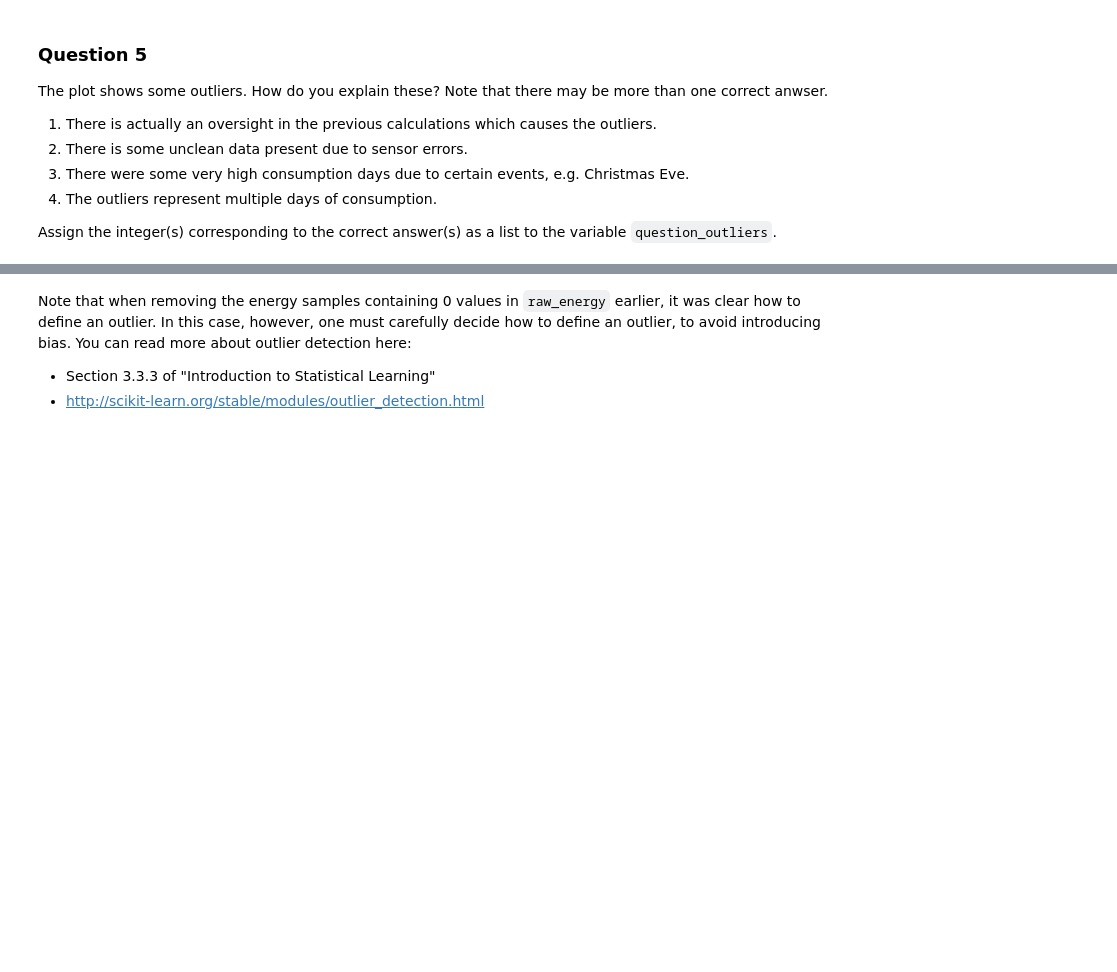
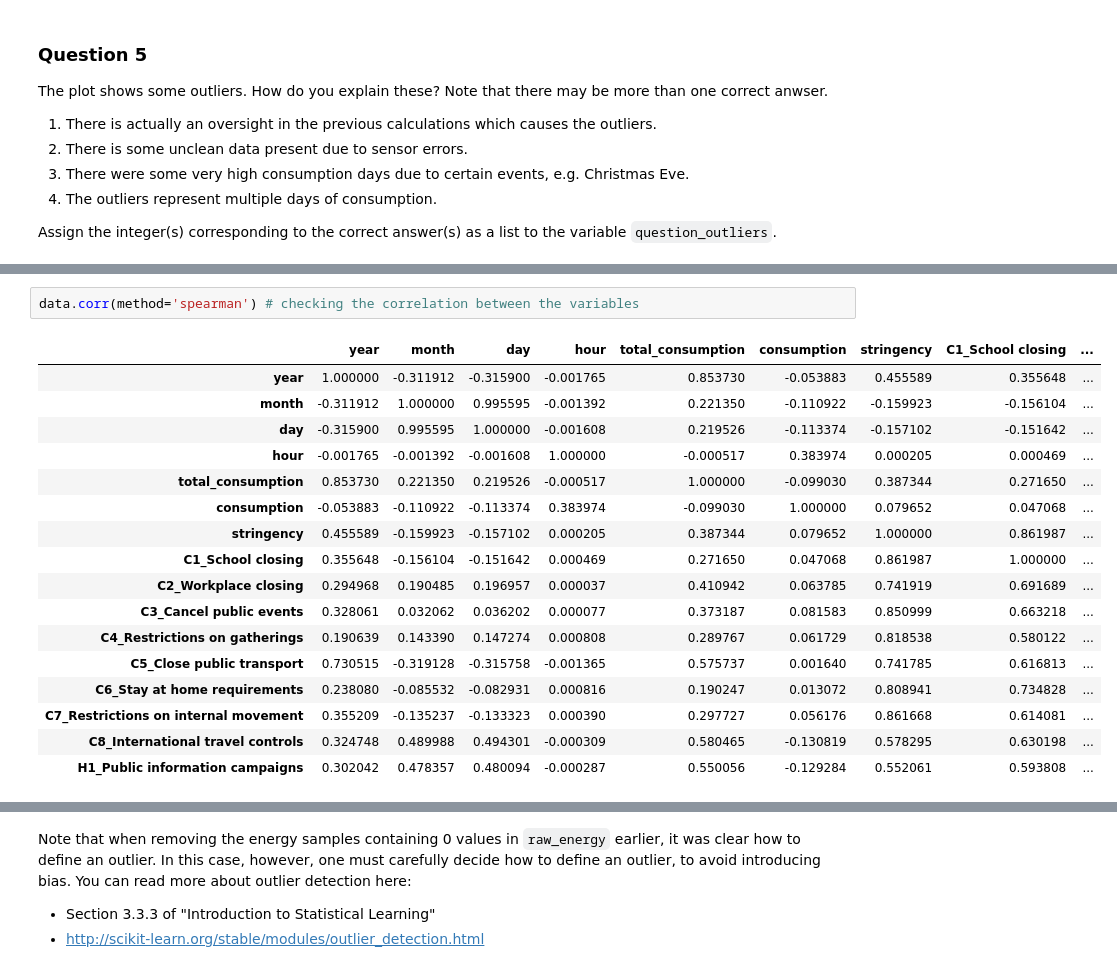
Before and after one commit to PanosBn/IoTGroup9, a Jupyter notebook: assignment.ipynb, the cells around one changed output, grey strips where cells are left out. Saved outputs shown, nothing was run; the diff lists cells and outputs as text; blank space fills up the shorter version.

```diff
--- a/assignment.ipynb
+++ b/assignment.ipynb
@@ -565,0 +634,20 @@ Assign the integer(s) corresponding to the correct answer(s) as a list to the va
+# %%
+data.corr(method='spearman') # checking the correlation between the variables
+# %% [output]
+|  | year | month | day | hour | total_consumption | consumption | stringency | C1_School closing | ... |
+| year | 1.000000 | -0.311912 | -0.315900 | -0.001765 | 0.853730 | -0.053883 | 0.455589 | 0.355648 | ... |
+| month | -0.311912 | 1.000000 | 0.995595 | -0.001392 | 0.221350 | -0.110922 | -0.159923 | -0.156104 | ... |
+| day | -0.315900 | 0.995595 | 1.000000 | -0.001608 | 0.219526 | -0.113374 | -0.157102 | -0.151642 | ... |
+| hour | -0.001765 | -0.001392 | -0.001608 | 1.000000 | -0.000517 | 0.383974 | 0.000205 | 0.000469 | ... |
+| total_consumption | 0.853730 | 0.221350 | 0.219526 | -0.000517 | 1.000000 | -0.099030 | 0.387344 | 0.271650 | ... |
+| consumption | -0.053883 | -0.110922 | -0.113374 | 0.383974 | -0.099030 | 1.000000 | 0.079652 | 0.047068 | ... |
+| stringency | 0.455589 | -0.159923 | -0.157102 | 0.000205 | 0.387344 | 0.079652 | 1.000000 | 0.861987 | ... |
+| C1_School closing | 0.355648 | -0.156104 | -0.151642 | 0.000469 | 0.271650 | 0.047068 | 0.861987 | 1.000000 | ... |
+| C2_Workplace closing | 0.294968 | 0.190485 | 0.196957 | 0.000037 | 0.410942 | 0.063785 | 0.741919 | 0.691689 | ... |
+| C3_Cancel public events | 0.328061 | 0.032062 | 0.036202 | 0.000077 | 0.373187 | 0.081583 | 0.850999 | 0.663218 | ... |
+| C4_Restrictions on gatherings | 0.190639 | 0.143390 | 0.147274 | 0.000808 | 0.289767 | 0.061729 | 0.818538 | 0.580122 | ... |
+| C5_Close public transport | 0.730515 | -0.319128 | -0.315758 | -0.001365 | 0.575737 | 0.001640 | 0.741785 | 0.616813 | ... |
+| C6_Stay at home requirements | 0.238080 | -0.085532 | -0.082931 | 0.000816 | 0.190247 | 0.013072 | 0.808941 | 0.734828 | ... |
+| C7_Restrictions on internal movement | 0.355209 | -0.135237 | -0.133323 | 0.000390 | 0.297727 | 0.056176 | 0.861668 | 0.614081 | ... |
+| C8_International travel controls | 0.324748 | 0.489988 | 0.494301 | -0.000309 | 0.580465 | -0.130819 | 0.578295 | 0.630198 | ... |
+| H1_Public information campaigns | 0.302042 | 0.478357 | 0.480094 | -0.000287 | 0.550056 | -0.129284 | 0.552061 | 0.593808 | ... |
```
Also changed, not shown: parts of 17 cells of this notebook.
